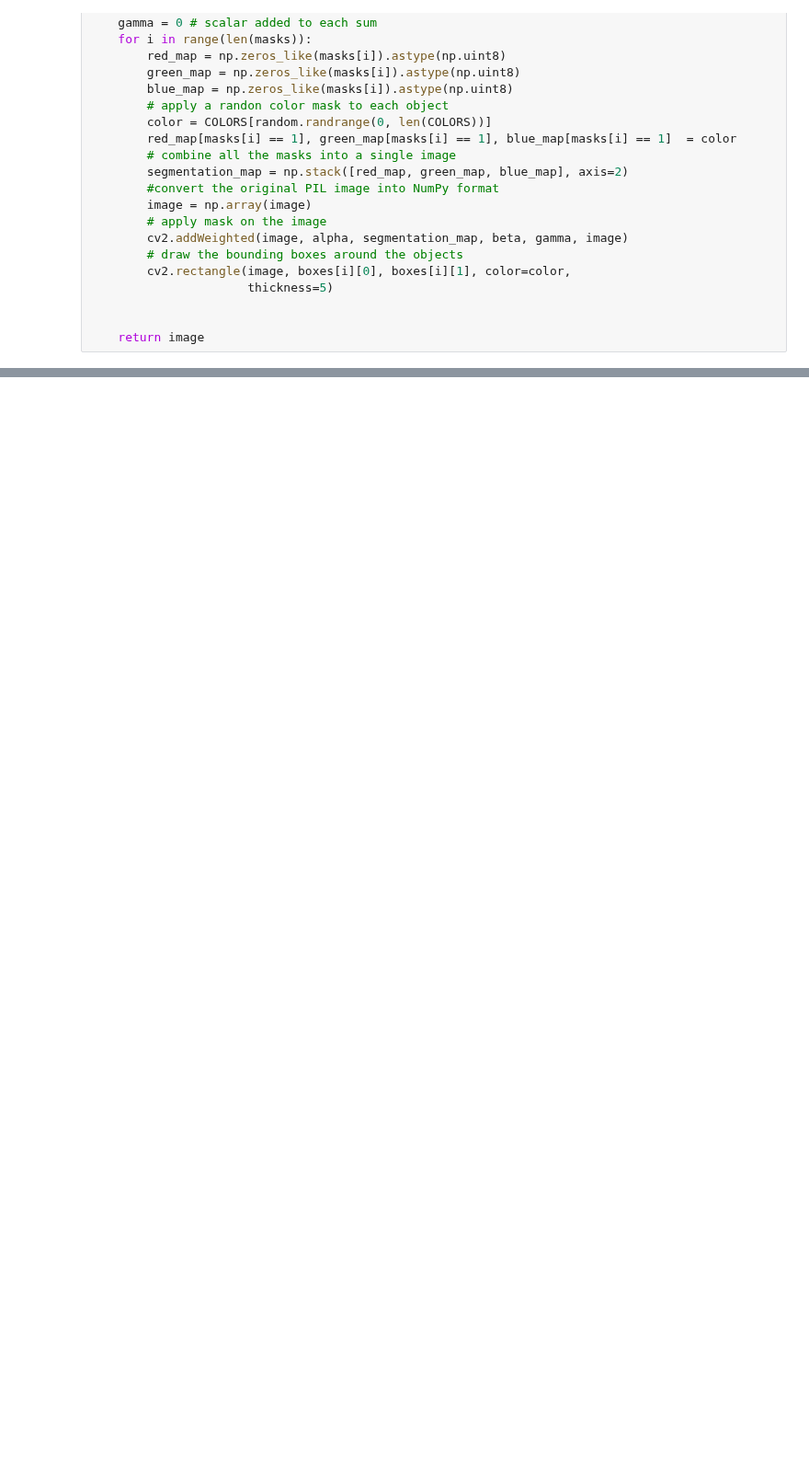
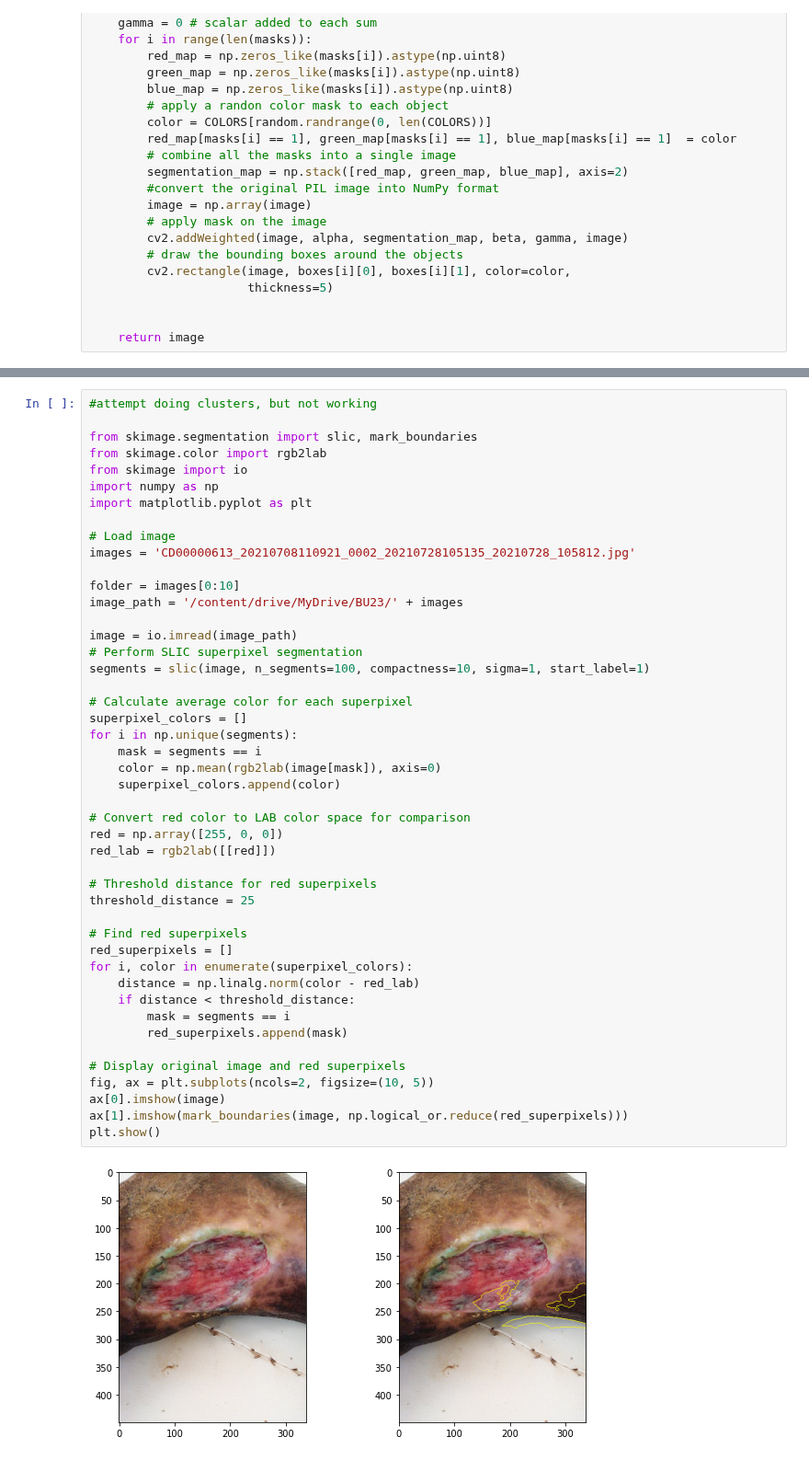
Before and after one commit to reaganest/skin-disease-diagnosis, a Jupyter notebook: Capstone I/Code/Skin_Mask_RCNN_superpix.ipynb, the cells around one changed output, grey strips where cells are left out. Shown at 92% size. Saved outputs shown, nothing was run; the diff lists cells and outputs as text; blank space fills up the shorter version.

Commit message:
attempt of doing clusters to display all the red superpixel areas

```diff
--- a/Capstone I/Code/Skin_Mask_RCNN_superpix.ipynb
+++ b/Capstone I/Code/Skin_Mask_RCNN_superpix.ipynb
@@ -140,0 +144,48 @@ Original Image (Left) & Superpixel with the most Red pixels (Right):
+# %%
+#attempt doing clusters, but not working
+
+from skimage.segmentation import slic, mark_boundaries
+from skimage.color import rgb2lab
+from skimage import io
+import numpy as np
+import matplotlib.pyplot as plt
+
+# Load image
+images = 'CD00000613_20210708110921_0002_20210728105135_20210728_105812.jpg'
+
+folder = images[0:10]
+image_path = '/content/drive/MyDrive/BU23/' + images
+
+image = io.imread(image_path)
+# Perform SLIC superpixel segmentation
+segments = slic(image, n_segments=100, compactness=10, sigma=1, start_label=1)
+
+# Calculate average color for each superpixel
+superpixel_colors = []
+for i in np.unique(segments):
+    mask = segments == i
+    color = np.mean(rgb2lab(image[mask]), axis=0)
+    superpixel_colors.append(color)
+
+# Convert red color to LAB color space for comparison
+red = np.array([255, 0, 0])
+red_lab = rgb2lab([[red]])
+
+# Threshold distance for red superpixels
+threshold_distance = 25
+
+# Find red superpixels
+red_superpixels = []
+for i, color in enumerate(superpixel_colors):
+    distance = np.linalg.norm(color - red_lab)
+    if distance < threshold_distance:
+        mask = segments == i
+        red_superpixels.append(mask)
+
+# Display original image and red superpixels
+fig, ax = plt.subplots(ncols=2, figsize=(10, 5))
+ax[0].imshow(image)
+ax[1].imshow(mark_boundaries(image, np.logical_or.reduce(red_superpixels)))
+plt.show()
+# %% [output]
+[figure, added]
```
Also changed, not shown: parts of 2 cells of this notebook.
